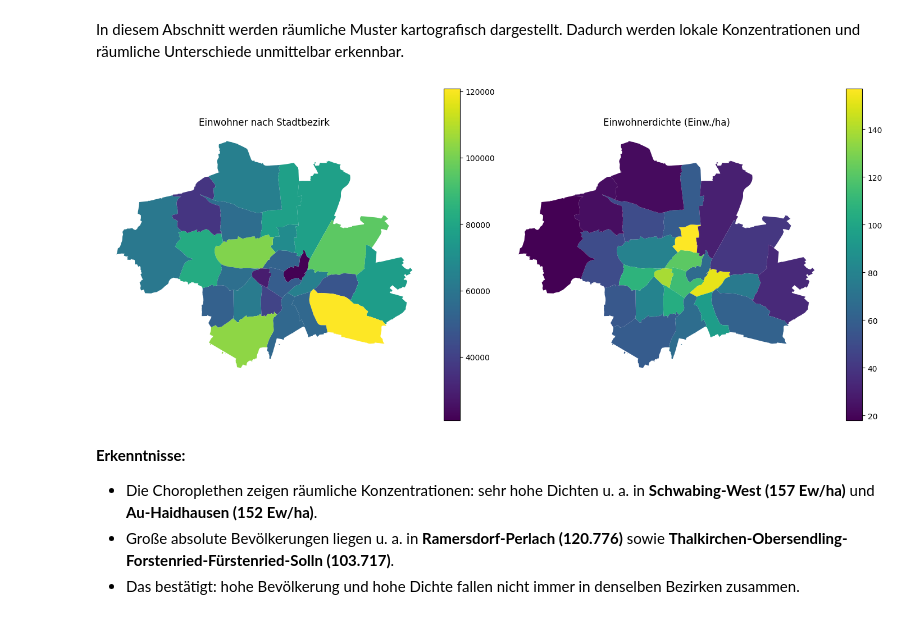
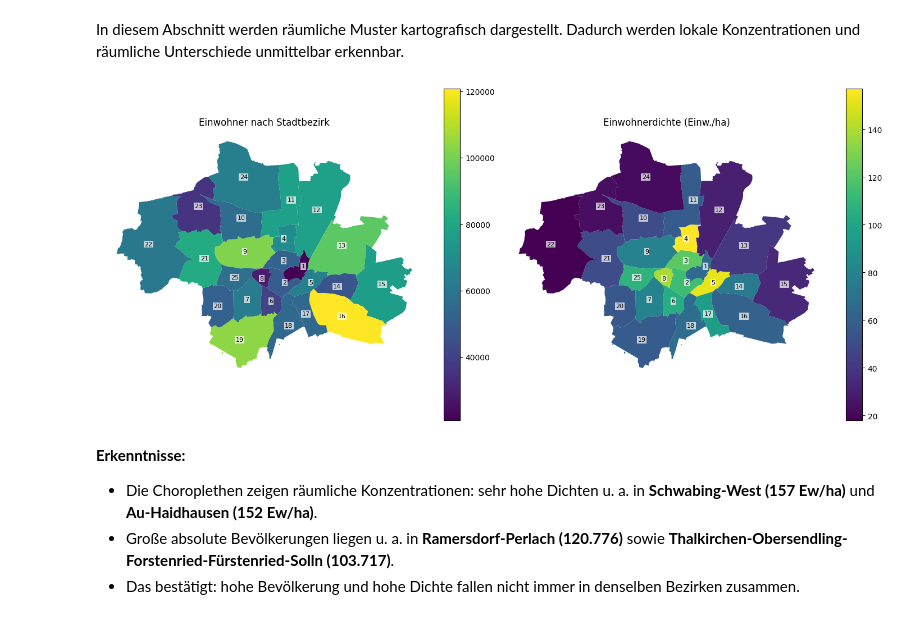
Before and after one commit to Lucas103003/active-city-project, a Jupyter notebook: notebooks/01_muc_bezirke_und_bevoelkerung.ipynb, the cells around one changed output. Drawn from its saved outputs; the diff is of its cells as text; code cells hidden in the pictures.

Commit message:
Karten mit Nummern ergänzt

```diff
--- a/notebooks/01_muc_bezirke_und_bevoelkerung.ipynb
+++ b/notebooks/01_muc_bezirke_und_bevoelkerung.ipynb
@@ -396,20 +396,32 @@ plt.show()
 In diesem Abschnitt werden räumliche Muster kartografisch dargestellt. Dadurch werden lokale Konzentrationen und räumliche Unterschiede unmittelbar erkennbar.
 # %%
 fig, axes = plt.subplots(1, 2, figsize=(14, 6), constrained_layout=True)
-
 # Choroplethenkarte der Einwohnerzahl
 gdf_clean.plot(column="einwohner", legend=True, ax=axes[0])
 axes[0].set_title("Einwohner nach Stadtbezirk")
 axes[0].axis("off")
-
 # Choroplethenkarte der Einwohnerdichte
 gdf_clean.plot(column="einwohnerdichte", legend=True, ax=axes[1])
 axes[1].set_title("Einwohnerdichte (Einw./ha)")
 axes[1].axis("off")
-
+# Bezirksnummern auf beide Karten schreiben
+label_col = "sb_nummer" if "sb_nummer" in gdf_clean.columns else "bez_nr"
+for ax in axes:
+    for _, row in gdf_clean.iterrows():
+        rp = row.geometry.representative_point()
+        ax.text(
+            rp.x,
+            rp.y,
+            str(row[label_col]),
+            fontsize=8,
+            ha="center",
+            va="center",
+            color="black",
+            bbox={"facecolor": "white", "alpha": 0.7, "edgecolor": "none", "pad": 1},
+        )
 plt.show()
 # %% [output]
-[figure, old version]
+[figure, new version]
 # %% [markdown]
 **Erkenntnisse:**
 - Die Choroplethen zeigen räumliche Konzentrationen: sehr hohe Dichten u. a. in **Schwabing-West (157 Ew/ha)** und **Au-Haidhausen (152 Ew/ha)**.
```
